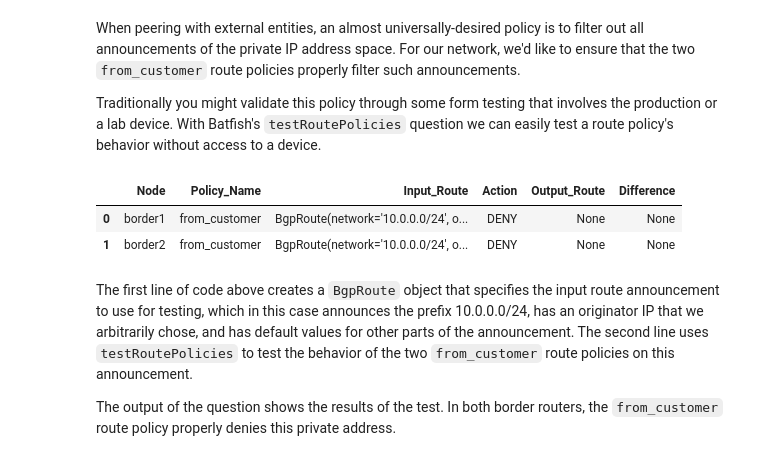
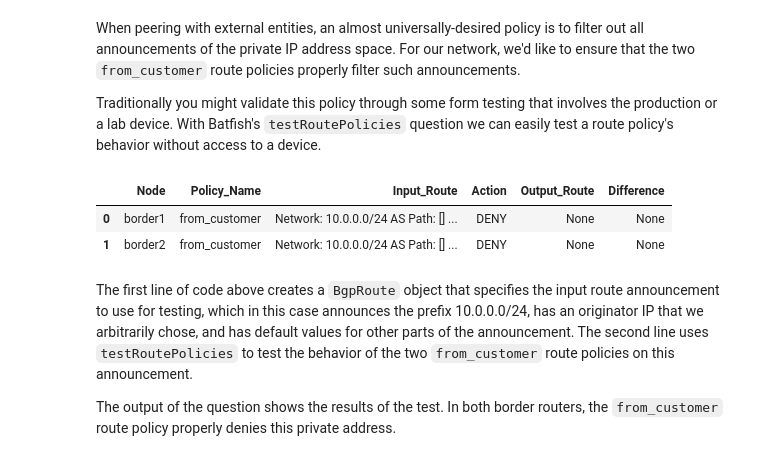
Before and after one commit to batfish/pybatfish, a Jupyter notebook: jupyter_notebooks/Analyzing Routing Policies.ipynb, the cells around one changed output. Saved outputs shown, nothing was run; the diff lists cells and outputs as text; code cells hidden in the pictures.

```diff
--- a/jupyter_notebooks/Analyzing Routing Policies.ipynb
+++ b/jupyter_notebooks/Analyzing Routing Policies.ipynb
@@ -43,18 +43,20 @@ Traditionally you might validate this policy through some form testing that invo
 # %%
 # Create an example route to use for testing
 inRoute1 = BgpRoute(network="10.0.0.0/24",
                     originatorIp="4.4.4.4",
                     originType="egp",
                     protocol="bgp")
 
 # Test how our policy treats this route
-bfq.testRoutePolicies(policies="from_customer",
-                      direction="in",
-                      inputRoutes=[inRoute1]).answer().frame()
+result = bfq.testRoutePolicies(policies="from_customer",
+                             direction="in",
+                             inputRoutes=[inRoute1]).answer().frame()
+# Pretty print the result
+show(result)
 # %% [output]
 |  | Node | Policy_Name | Input_Route | Action | Output_Route | Difference |
-| 0 | border1 | from_customer | BgpRoute(network='10.0.0.0/24', o... | DENY | None | None |
-| 1 | border2 | from_customer | BgpRoute(network='10.0.0.0/24', o... | DENY | None | None |
+| 0 | border1 | from_customer | Network: 10.0.0.0/24 AS Path: [] ... | DENY | None | None |
+| 1 | border2 | from_customer | Network: 10.0.0.0/24 AS Path: [] ... | DENY | None | None |
 # %% [markdown]
 The first line of code above creates a `BgpRoute` object that specifies the input route announcement to use for testing, which in this case announces the prefix 10.0.0.0/24, has an originator IP that we arbitrarily chose, and has default values for other parts of the announcement.  The second line uses `testRoutePolicies` to test the behavior of the two `from_customer` route policies on this announcement.
 
```
Also changed, not shown: parts of 8 cells of this notebook, 2 other files.
